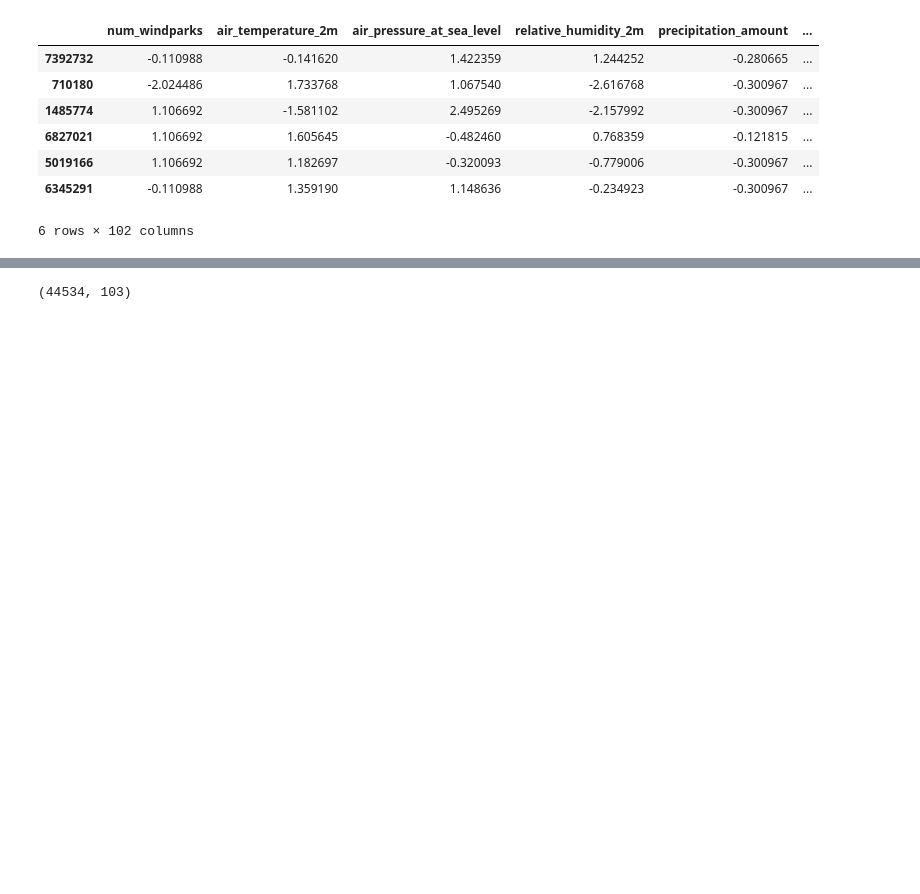
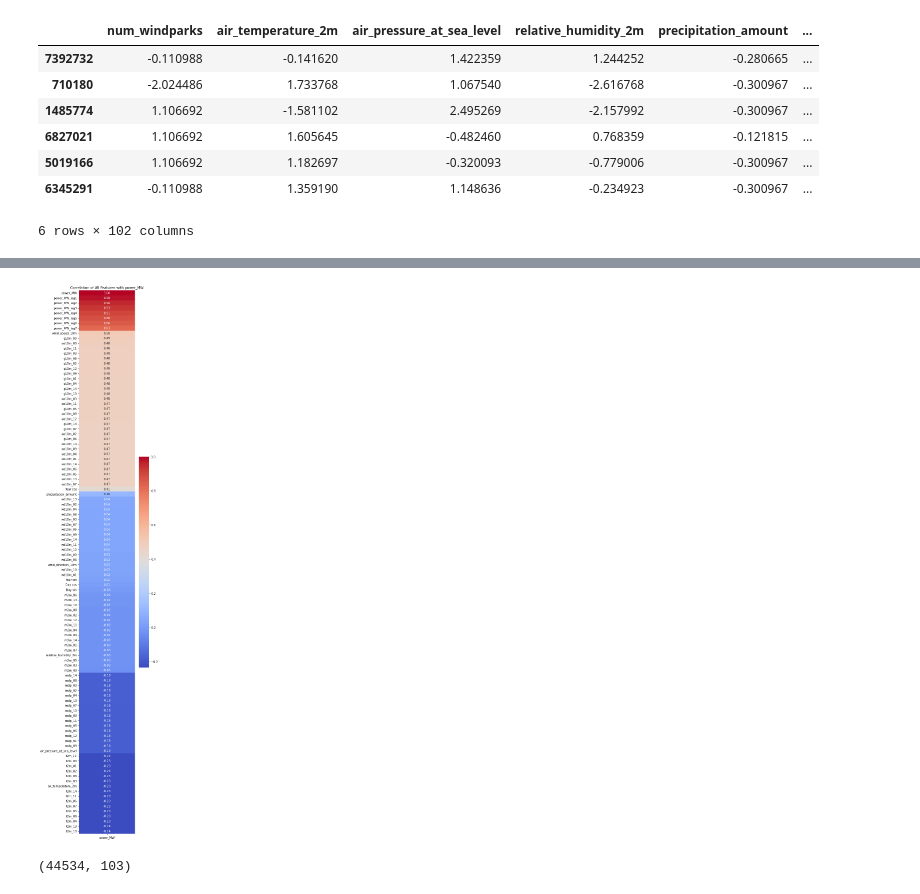
Before and after one commit to Bogdan121849/Wind_AI, a Jupyter notebook: WindAi/data_exploration_notebooks/deep_learning_region.ipynb, the cells around one changed output, grey strips where cells are left out. Drawn from its saved outputs; the diff is of its cells as text; code cells hidden in the pictures; blank space fills up the shorter version.

```diff
--- a/WindAi/data_exploration_notebooks/deep_learning_region.ipynb
+++ b/WindAi/data_exploration_notebooks/deep_learning_region.ipynb
@@ -160,0 +163,2 @@ region_df2.head(5)
+# %%
+region_df2 = region_df2.drop(columns=["time", "bidding_area"], errors="ignore")
@@ -161,3 +173,13 @@ region_df2.head(5)
+# %%
+plt.figure(figsize=(6, len(region_df2.columns) * 0.25))  # auto-size by number of features
+sns.heatmap(region_df2.corr()[["power_MW"]].sort_values(by="power_MW", ascending=False),
+            annot=True, cmap="coolwarm", fmt=".2f")
+plt.title("Correlation of All Features with power_MW")
+plt.tight_layout()
+plt.savefig("all_feature_correlations_with_power_MW.png", dpi=300, bbox_inches="tight")
+plt.show()
+# %% [output]
+[figure, added]
 # %%
 region_df2.shape
 # %% [output]
```
Also changed, not shown: parts of 6 cells of this notebook, 16 other files.
